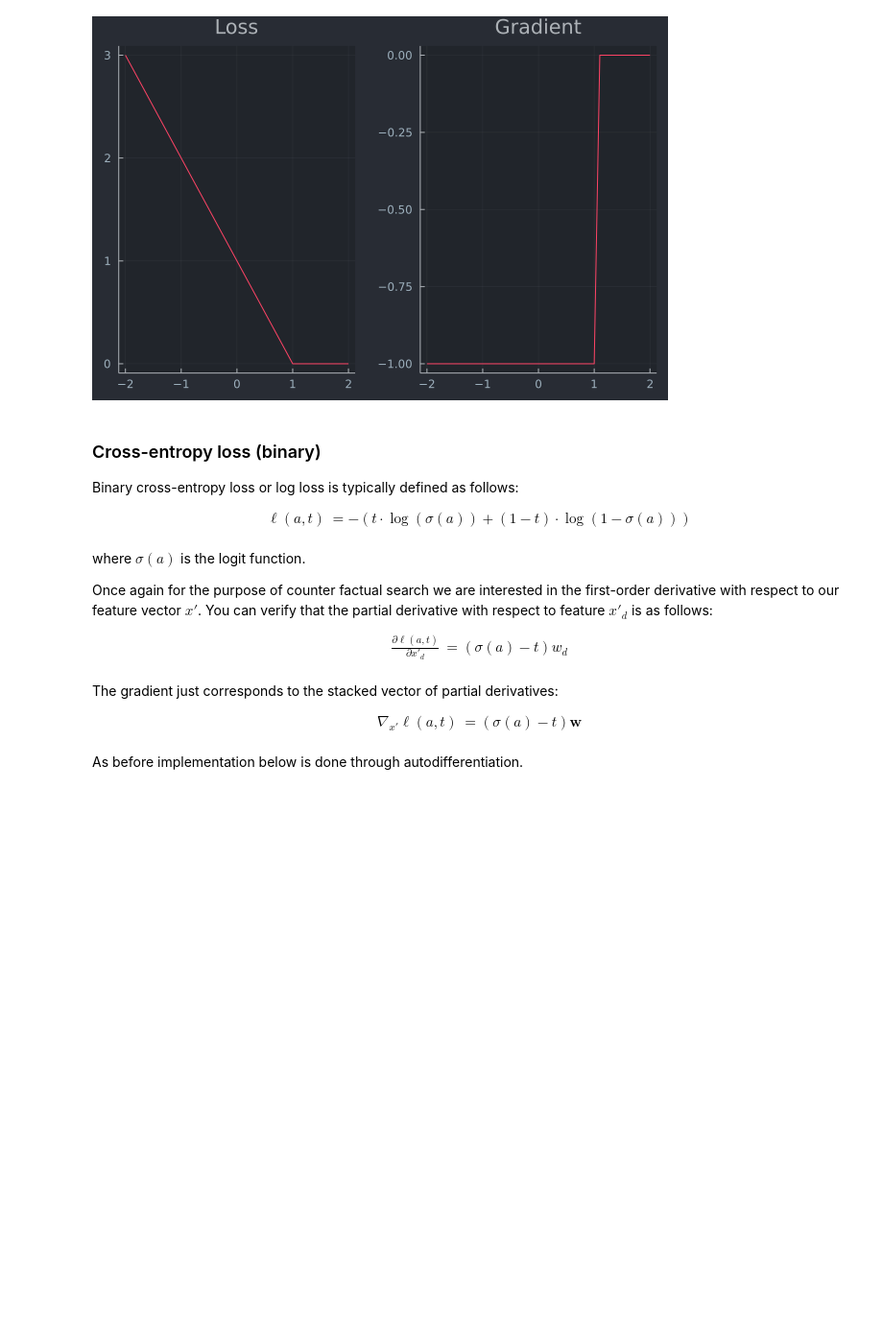
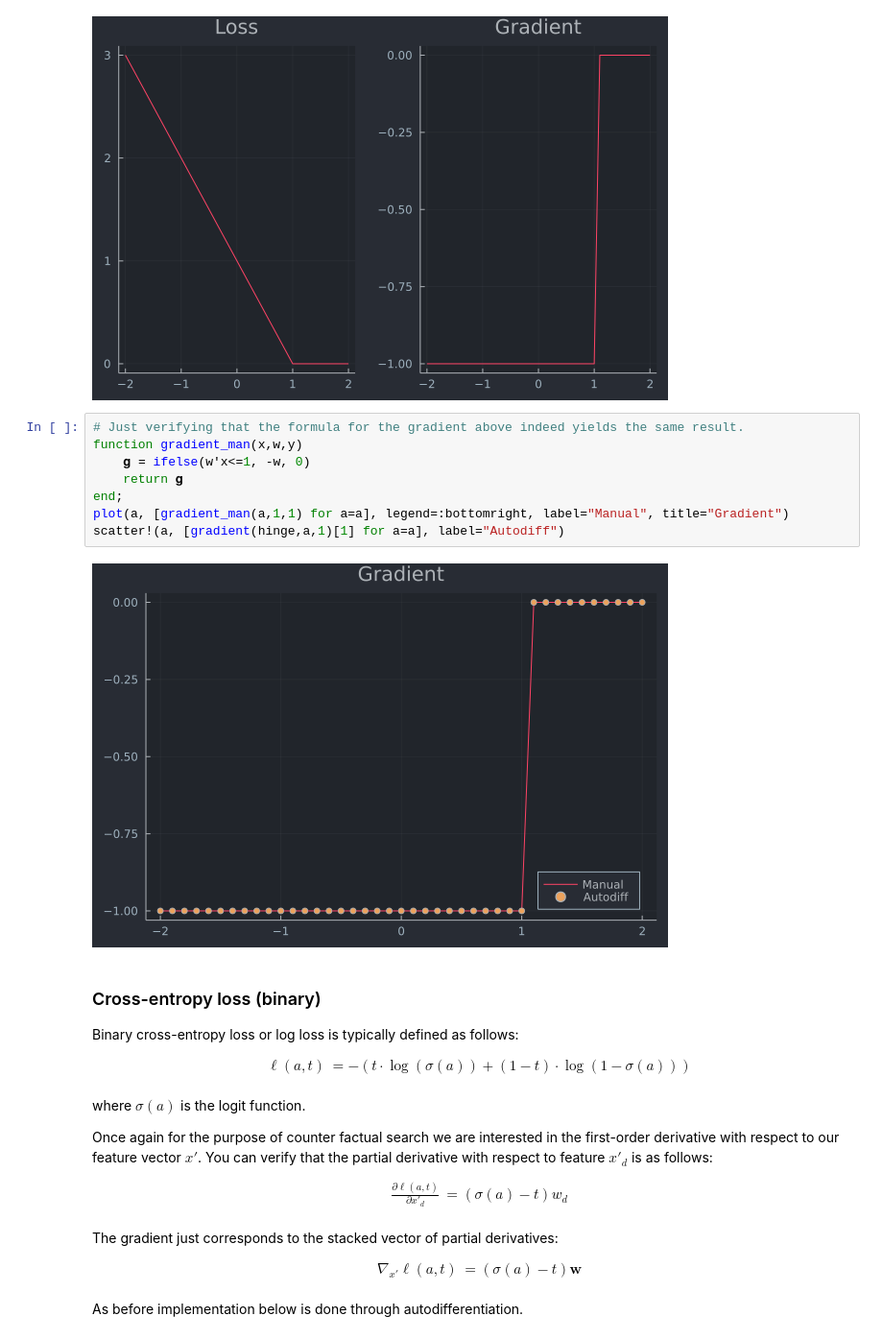
Before and after one commit to JuliaTrustworthyAI/AlgorithmicRecourseDynamics.jl, a Jupyter notebook: tutorials/loss_functions.ipynb, the cells around one changed output. Shown at 96% size. Saved outputs shown, nothing was run; the diff lists cells and outputs as text; blank space fills up the shorter version.

```diff
--- a/tutorials/loss_functions.ipynb
+++ b/tutorials/loss_functions.ipynb
@@ -66,6 +66,16 @@ p2 = plot(a, [gradient(hinge,a,1)[1] for a=a], title="Gradient")
 plot(p1, p2, layout = (1, 2), legend = false)
 # %% [output]
 [figure]
+# %%
+# Just verifying that the formula for the gradient above indeed yields the same result.
+function gradient_man(x,w,y)
+    𝐠 = ifelse(w'x<=1, -w, 0)
+    return 𝐠
+end;
+plot(a, [gradient_man(a,1,1) for a=a], legend=:bottomright, label="Manual", title="Gradient")
+scatter!(a, [gradient(hinge,a,1)[1] for a=a], label="Autodiff")
+# %% [output]
+[figure, added]
 # %% [markdown]
 ### Cross-entropy loss (binary)
 
```
Also changed, not shown: parts of 3 cells of this notebook.
